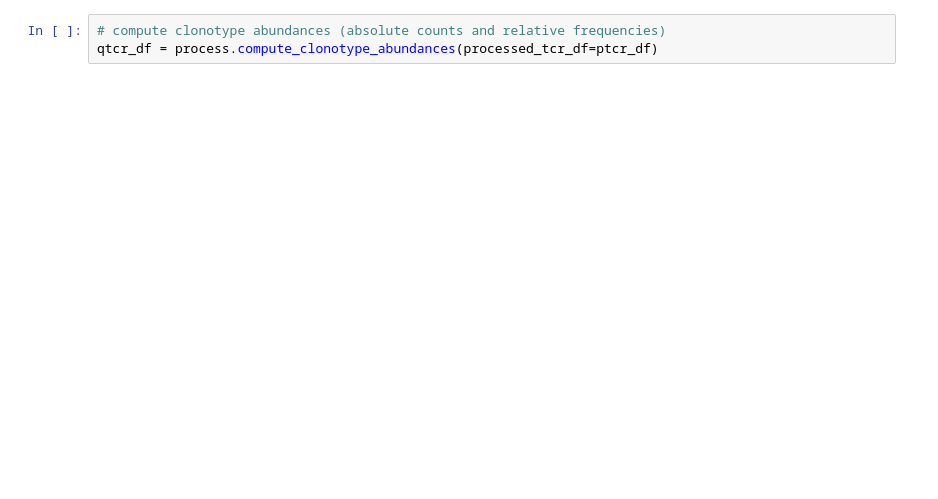
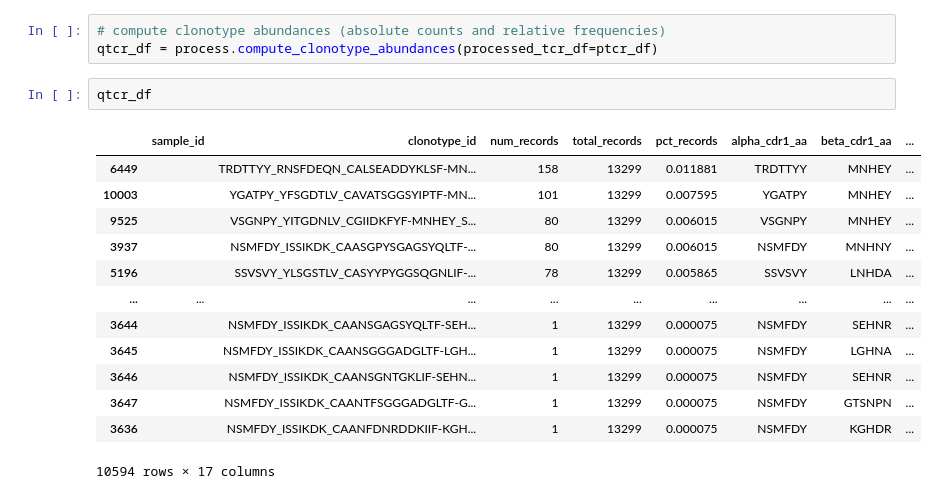
Before and after one commit to AlaaALatif/tcrnet, a Jupyter notebook: notebooks/tcrnet_10x_tutorial.ipynb, the cells around one changed output. Cells and saved outputs as stored; diff of their text form; blank space fills up the shorter version.

```diff
--- a/notebooks/tcrnet_10x_tutorial.ipynb
+++ b/notebooks/tcrnet_10x_tutorial.ipynb
@@ -21,5 +28,21 @@ ptcr_df = process.preprocess_tcr_data(tcr_df=tcr_df)
 # %%
 # compute clonotype abundances (absolute counts and relative frequencies)
 qtcr_df = process.compute_clonotype_abundances(processed_tcr_df=ptcr_df)
+# %%
+qtcr_df
+# %% [output]
+|  | sample_id | clonotype_id | num_records | total_records | pct_records | alpha_cdr1_aa | beta_cdr1_aa | ... |
+| 6449 |  | TRDTTYY_RNSFDEQN_CALSEADDYKLSF-MN... | 158 | 13299 | 0.011881 | TRDTTYY | MNHEY | ... |
+| 10003 |  | YGATPY_YFSGDTLV_CAVATSGGSYIPTF-MN... | 101 | 13299 | 0.007595 | YGATPY | MNHEY | ... |
+| 9525 |  | VSGNPY_YITGDNLV_CGIIDKFYF-MNHEY_S... | 80 | 13299 | 0.006015 | VSGNPY | MNHEY | ... |
+| 3937 |  | NSMFDY_ISSIKDK_CAASGPYSGAGSYQLTF-... | 80 | 13299 | 0.006015 | NSMFDY | MNHNY | ... |
+| 5196 |  | SSVSVY_YLSGSTLV_CASYYPYGGSQGNLIF-... | 78 | 13299 | 0.005865 | SSVSVY | LNHDA | ... |
+| ... | ... | ... | ... | ... | ... | ... | ... | ... |
+| 3644 |  | NSMFDY_ISSIKDK_CAANSGAGSYQLTF-SEH... | 1 | 13299 | 0.000075 | NSMFDY | SEHNR | ... |
+| 3645 |  | NSMFDY_ISSIKDK_CAANSGGGADGLTF-LGH... | 1 | 13299 | 0.000075 | NSMFDY | LGHNA | ... |
+| 3646 |  | NSMFDY_ISSIKDK_CAANSGNTGKLIF-SEHN... | 1 | 13299 | 0.000075 | NSMFDY | SEHNR | ... |
+| 3647 |  | NSMFDY_ISSIKDK_CAANTFSGGGADGLTF-G... | 1 | 13299 | 0.000075 | NSMFDY | GTSNPN | ... |
+| 3636 |  | NSMFDY_ISSIKDK_CAANFDNRDDKIIF-KGH... | 1 | 13299 | 0.000075 | NSMFDY | KGHDR | ... |
+10594 rows × 17 columns
 # %%
 # generate panel of bar plots showing sequence length distribution across complementarity determining regions
```
Also changed, not shown: parts of 8 cells of this notebook.
